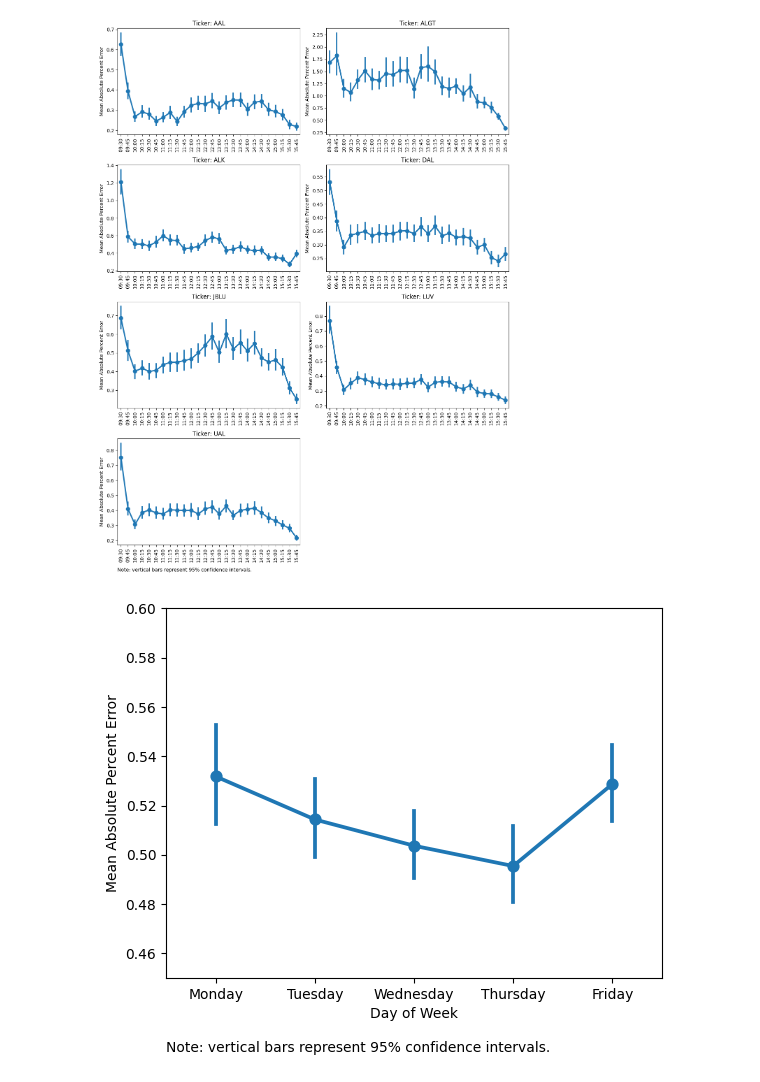
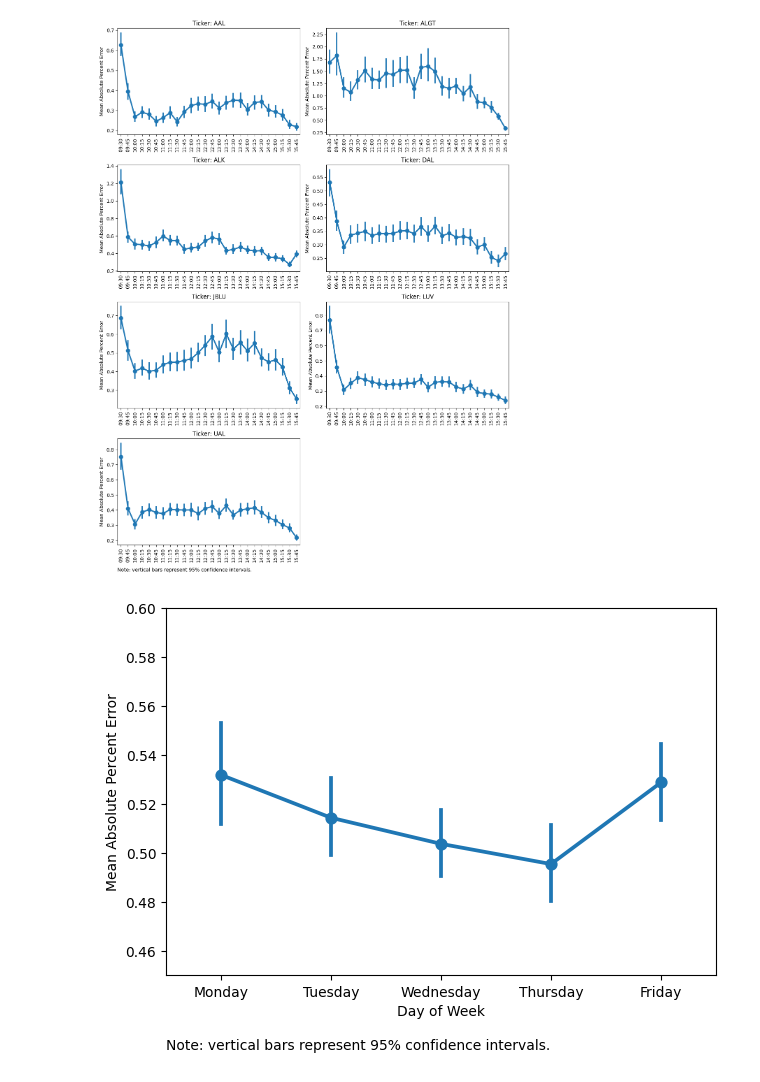
Before and after one commit to svanomm/sentiment-volume-forecasting, a Jupyter notebook: Scripts/05 Models/06 Best Model Predictions.ipynb, the cells around one changed output. Saved outputs shown, nothing was run; the diff lists cells and outputs as text; code cells hidden in the pictures.

```diff
--- a/Scripts/05 Models/06 Best Model Predictions.ipynb
+++ b/Scripts/05 Models/06 Best Model Predictions.ipynb
@@ -161,28 +149,29 @@ plt.savefig('../../output/mape_by_time_by_ticker.pdf')
 # %%
 # MAPE by day of week
 predictions['day_of_week'] = predictions['date'].dt.day_name()
 predictions['day'] = predictions['date'].dt.dayofweek
 predictions.sort_values(by=['day','ticker'], inplace=True)
 
 sns.pointplot(
     data=predictions,
     x='day_of_week',
     y='Absolute Percent Error',
     n_boot=10000
 )
 
 plt.ylim(0.45, 0.6)
 plt.ylabel('Mean Absolute Percent Error')
 plt.xlabel('Day of Week')
 plt.xticks(rotation=0)
 plt.annotate('Note: vertical bars represent 95% confidence intervals.',
              xy=(0.0, -0.2),
              xycoords='axes fraction',
              ha='left',
              fontsize=10)
+plt.tight_layout()
 plt.savefig('../../output/mape_by_day_of_week.pdf')
 # %% [output]
-[figure, old version]
+[figure, new version]
 # %%
 # MAPE by day of month
 predictions['day_of_month'] = predictions['date'].dt.day
```
Also changed, not shown: parts of 7 cells of this notebook, 20 other files.
